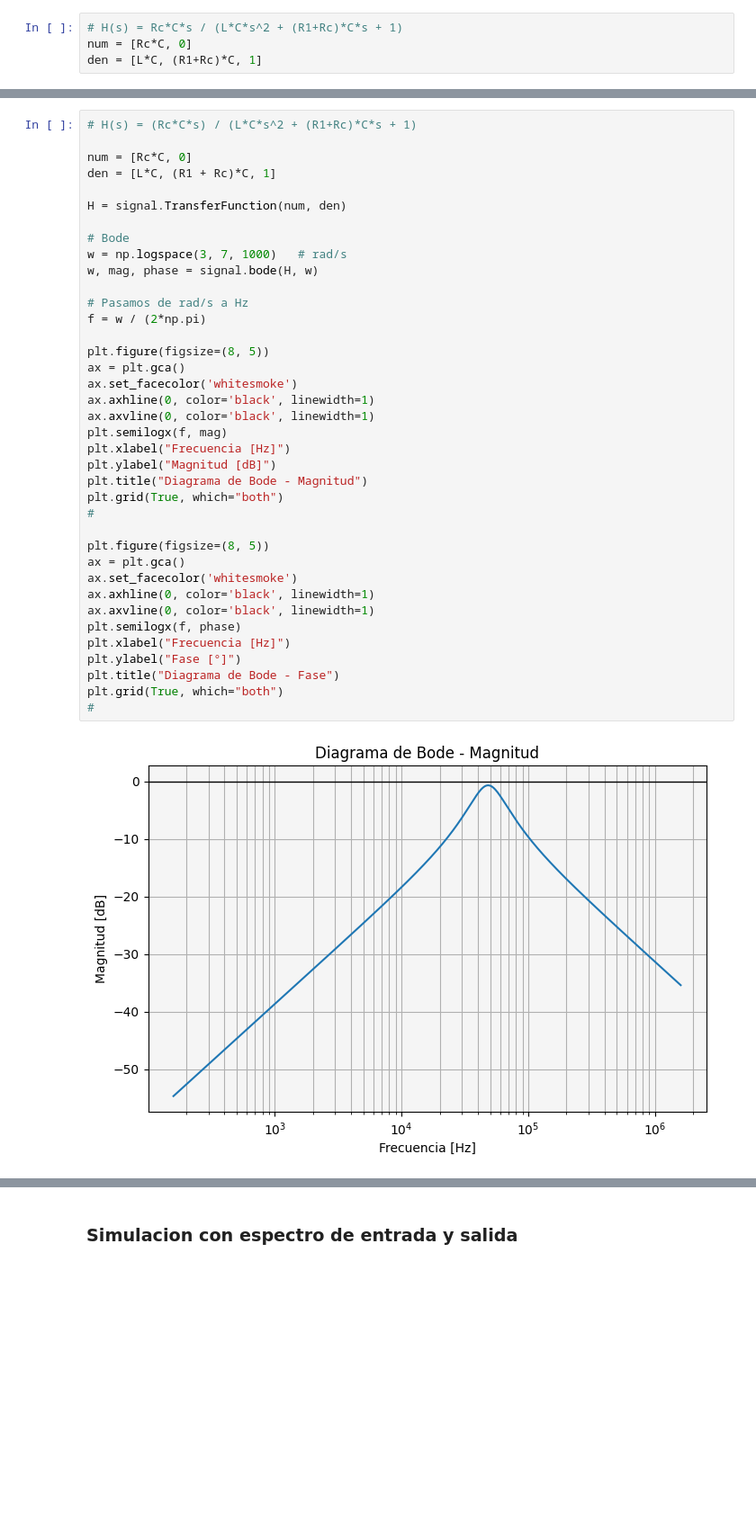
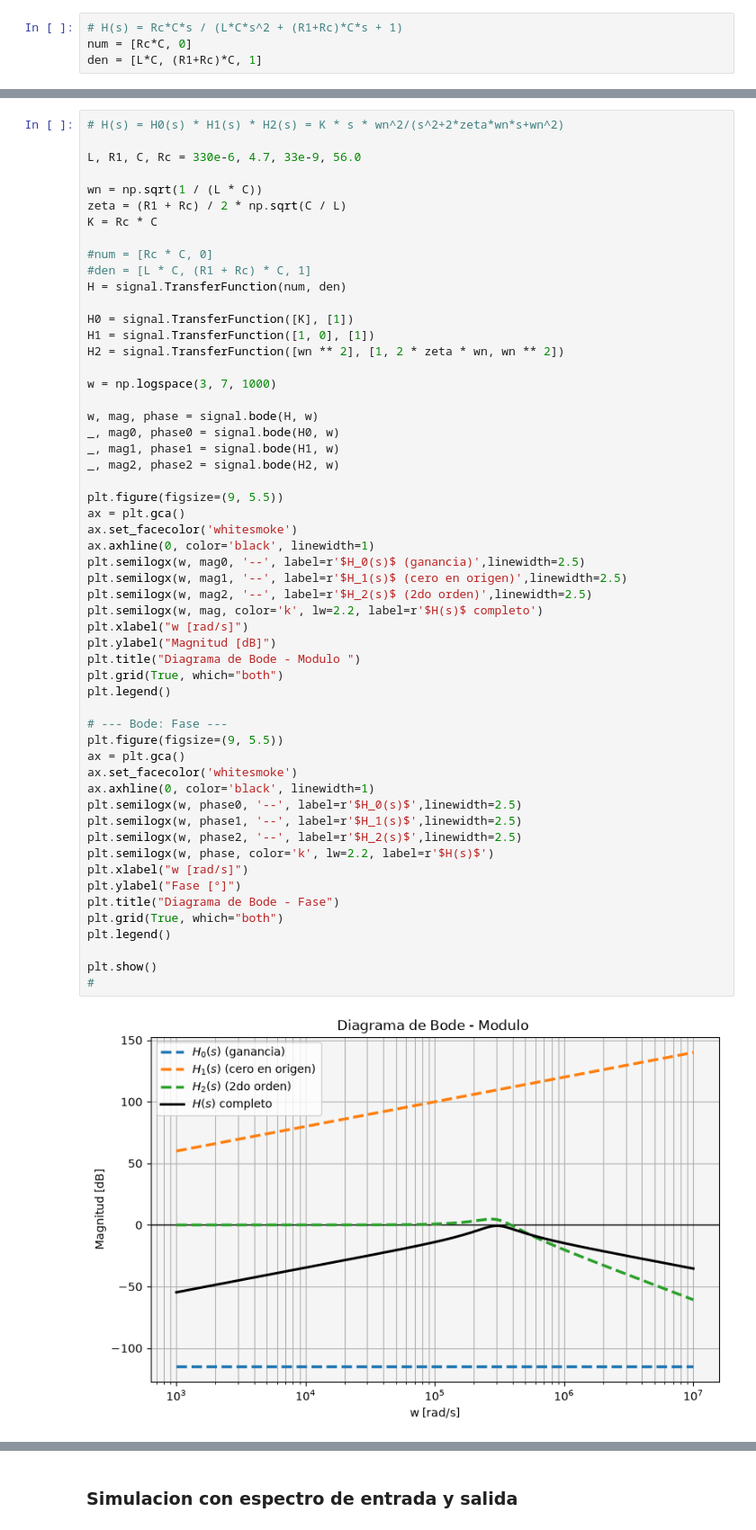
Before and after one commit to anita476/TP1-SenialesYSistemas-16.68, a Jupyter notebook: TP1_SeñalesYSistemas_G10.ipynb, the cells around one changed output, grey strips where cells are left out. Shown at 90% size. Cells and saved outputs as stored; diff of their text form; blank space fills up the shorter version.

```diff
--- a/TP1_SeñalesYSistemas_G10.ipynb
+++ b/TP1_SeñalesYSistemas_G10.ipynb
@@ -528,40 +551,57 @@ ct.pzmap(ct.tf(num,den))
 # %%
-# H(s) = (Rc*C*s) / (L*C*s^2 + (R1+Rc)*C*s + 1)
+# H(s) = H0(s) * H1(s) * H2(s) = K * s * wn^2/(s^2+2*zeta*wn*s+wn^2)
 
-num = [Rc*C, 0]
-den = [L*C, (R1 + Rc)*C, 1]
+L, R1, C, Rc = 330e-6, 4.7, 33e-9, 56.0
 
+wn = np.sqrt(1 / (L * C))
+zeta = (R1 + Rc) / 2 * np.sqrt(C / L)
+K = Rc * C
+
+#num = [Rc * C, 0]
+#den = [L * C, (R1 + Rc) * C, 1]
 H = signal.TransferFunction(num, den)
 
-# Bode
-w = np.logspace(3, 7, 1000)   # rad/s
+H0 = signal.TransferFunction([K], [1])
+H1 = signal.TransferFunction([1, 0], [1])
+H2 = signal.TransferFunction([wn ** 2], [1, 2 * zeta * wn, wn ** 2])
+
+w = np.logspace(3, 7, 1000)
+
 w, mag, phase = signal.bode(H, w)
+_, mag0, phase0 = signal.bode(H0, w)
+_, mag1, phase1 = signal.bode(H1, w)
+_, mag2, phase2 = signal.bode(H2, w)
 
-# Pasamos de rad/s a Hz
-f = w / (2*np.pi)
-
-plt.figure(figsize=(8, 5))
+plt.figure(figsize=(9, 5.5))
 ax = plt.gca()
 ax.set_facecolor('whitesmoke')
 ax.axhline(0, color='black', linewidth=1)
-ax.axvline(0, color='black', linewidth=1)
-plt.semilogx(f, mag)
-plt.xlabel("Frecuencia [Hz]")
+plt.semilogx(w, mag0, '--', label=r'$H_0(s)$ (ganancia)',linewidth=2.5)
+plt.semilogx(w, mag1, '--', label=r'$H_1(s)$ (cero en origen)',linewidth=2.5)
+plt.semilogx(w, mag2, '--', label=r'$H_2(s)$ (2do orden)',linewidth=2.5)
+plt.semilogx(w, mag, color='k', lw=2.2, label=r'$H(s)$ completo')
+plt.xlabel("w [rad/s]")
 plt.ylabel("Magnitud [dB]")
-plt.title("Diagrama de Bode - Magnitud")
+plt.title("Diagrama de Bode - Modulo ")
 plt.grid(True, which="both")
-#
+plt.legend()
 
-plt.figure(figsize=(8, 5))
+# --- Bode: Fase ---
+plt.figure(figsize=(9, 5.5))
 ax = plt.gca()
 ax.set_facecolor('whitesmoke')
 ax.axhline(0, color='black', linewidth=1)
-ax.axvline(0, color='black', linewidth=1)
-plt.semilogx(f, phase)
-plt.xlabel("Frecuencia [Hz]")
+plt.semilogx(w, phase0, '--', label=r'$H_0(s)$',linewidth=2.5)
+plt.semilogx(w, phase1, '--', label=r'$H_1(s)$',linewidth=2.5)
+plt.semilogx(w, phase2, '--', label=r'$H_2(s)$',linewidth=2.5)
+plt.semilogx(w, phase, color='k', lw=2.2, label=r'$H(s)$')
+plt.xlabel("w [rad/s]")
 plt.ylabel("Fase [°]")
 plt.title("Diagrama de Bode - Fase")
 plt.grid(True, which="both")
+plt.legend()
+
+plt.show()
 #
 # %% [output]
-[figure, old version]
+[figure, new version]
```
Also changed, not shown: parts of 21 cells of this notebook.
